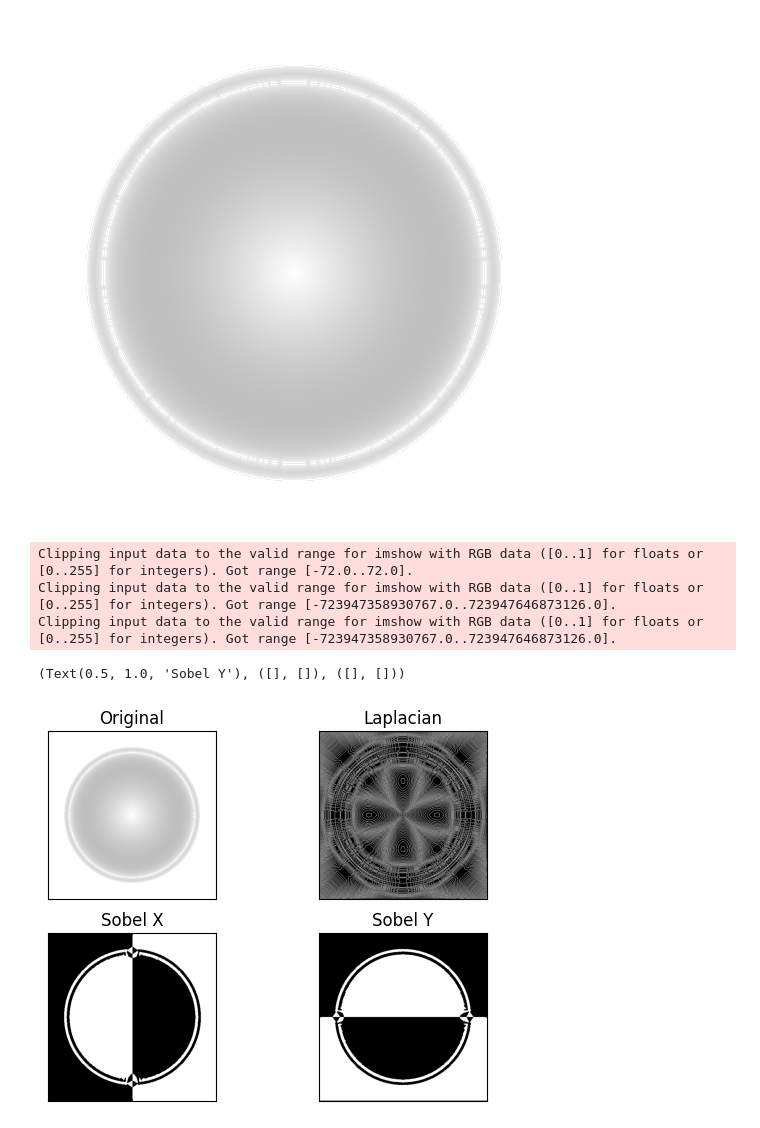
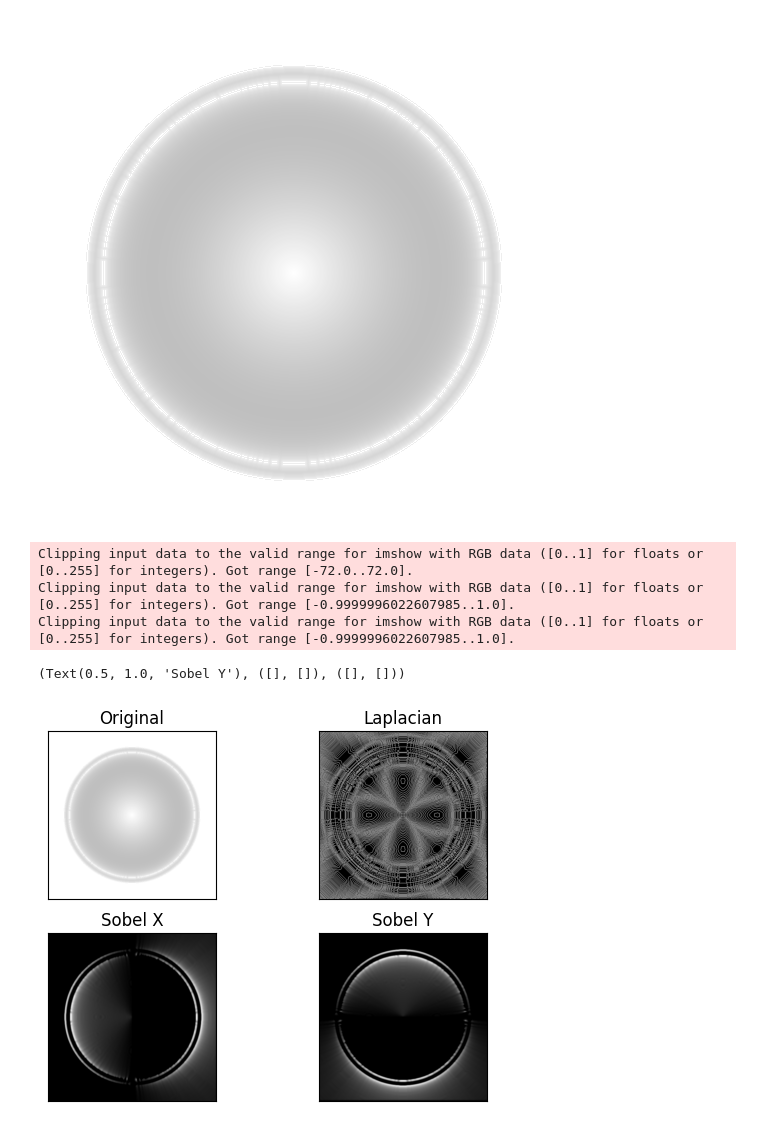
Before and after one commit to SNIPRS/image_utils, a Jupyter notebook: gradient_fill.ipynb, the cells around one changed output. Cells and saved outputs as stored; diff of their text form; code cells hidden in the pictures.

```diff
--- a/gradient_fill.ipynb
+++ b/gradient_fill.ipynb
@@ -15,23 +15,25 @@ display(img)
 # %%
 cvimg = cv.cvtColor(np.array(img), cv.COLOR_RGB2BGR)
 laplacian = cv.Laplacian(cvimg,cv.CV_64F)
 sobelx = cv.Sobel(cvimg,cv.CV_64F,1,0,ksize=25)
 sobely = cv.Sobel(cvimg,cv.CV_64F,0,1,ksize=25)
 
+sobelx = sobelx/np.max(sobelx)
+sobely = sobely/np.max(sobely)
 plt.subplot(2,2,1),plt.imshow(img,cmap = 'gray')
 plt.title('Original'), plt.xticks([]), plt.yticks([])
 plt.subplot(2,2,2),plt.imshow(laplacian,cmap = 'gray')
 plt.title('Laplacian'), plt.xticks([]), plt.yticks([])
 plt.subplot(2,2,3),plt.imshow(sobelx,cmap = 'gray')
 plt.title('Sobel X'), plt.xticks([]), plt.yticks([])
 plt.subplot(2,2,4),plt.imshow(sobely,cmap = 'gray')
 plt.title('Sobel Y'), plt.xticks([]), plt.yticks([])
 # %% [output]
 Clipping input data to the valid range for imshow with RGB data ([0..1] for floats or [0..255] for integers). Got range [-72.0..72.0].
-Clipping input data to the valid range for imshow with RGB data ([0..1] for floats or [0..255] for integers). Got range [-723947358930767.0..723947646873126.0].
-Clipping input data to the valid range for imshow with RGB data ([0..1] for floats or [0..255] for integers). Got range [-723947358930767.0..723947646873126.0].
+Clipping input data to the valid range for imshow with RGB data ([0..1] for floats or [0..255] for integers). Got range [-0.9999996022607985..1.0].
+Clipping input data to the valid range for imshow with RGB data ([0..1] for floats or [0..255] for integers). Got range [-0.9999996022607985..1.0].
 (Text(0.5, 1.0, 'Sobel Y'), ([], []), ([], []))
-[figure, old version]
+[figure, new version]
 # %%
 plt.hist(sobelx.flatten(), bins=50)
 plt.show()
```
Also changed, not shown: parts of 7 cells of this notebook.
